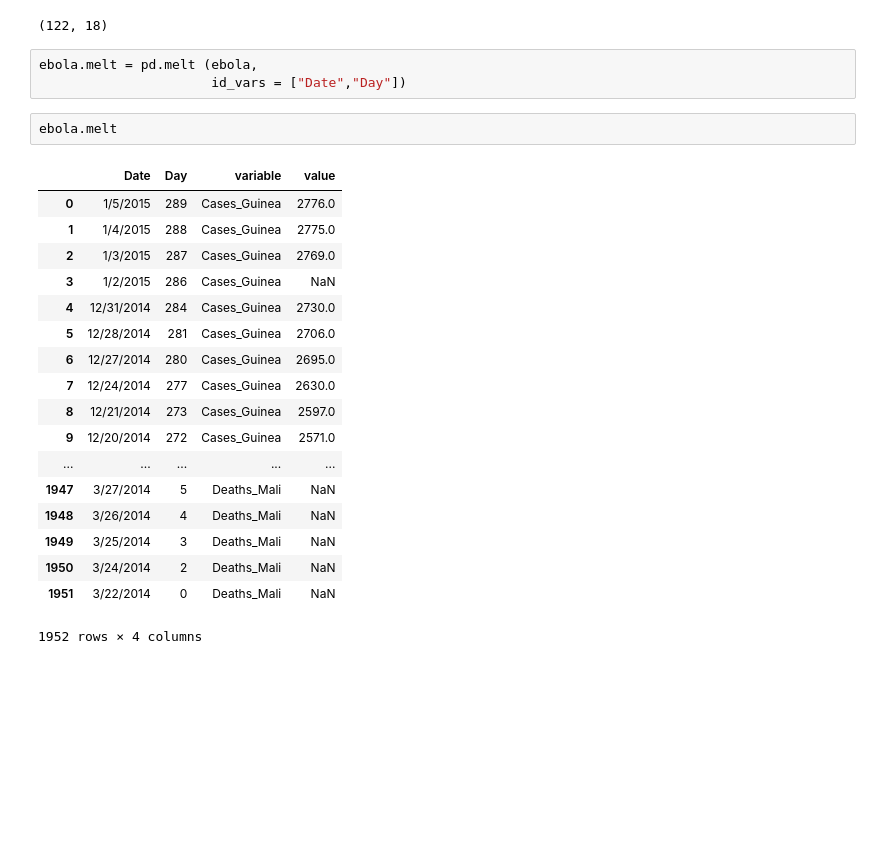
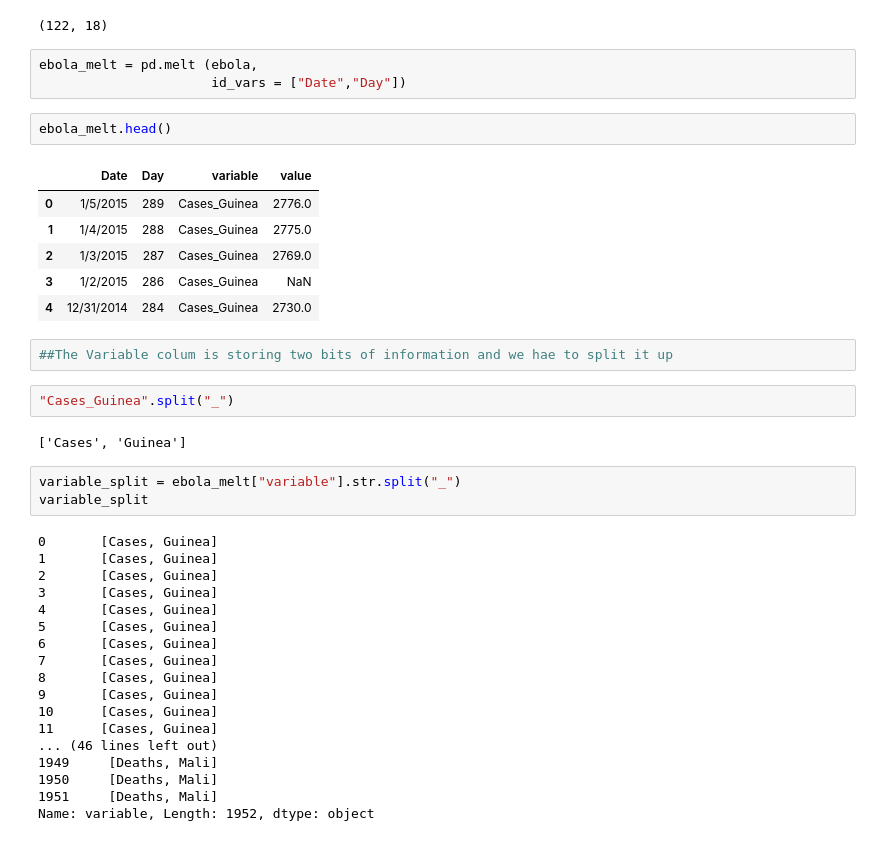
Before and after one commit to yusuf-uthman/data-wrangling-using-pandas, a Jupyter notebook: data_clean.ipynb, the cells around one changed output. Drawn from its saved outputs; the diff is of its cells as text; blank space fills up the shorter version.

```diff
--- a/data_clean.ipynb
+++ b/data_clean.ipynb
@@ -268,26 +279,41 @@ ebola.shape
 # %% [output]
 (122, 18)
 # %%
-ebola.melt = pd.melt (ebola,
+ebola_melt = pd.melt (ebola,
                       id_vars = ["Date","Day"])
-# %%
-ebola.melt
-# %% [output]
-|  | Date | Day | variable | value |
-| 0 | 1/5/2015 | 289 | Cases_Guinea | 2776.0 |
-| 1 | 1/4/2015 | 288 | Cases_Guinea | 2775.0 |
-| 2 | 1/3/2015 | 287 | Cases_Guinea | 2769.0 |
-| 3 | 1/2/2015 | 286 | Cases_Guinea | NaN |
-| 4 | 12/31/2014 | 284 | Cases_Guinea | 2730.0 |
-| 5 | 12/28/2014 | 281 | Cases_Guinea | 2706.0 |
-| 6 | 12/27/2014 | 280 | Cases_Guinea | 2695.0 |
-| 7 | 12/24/2014 | 277 | Cases_Guinea | 2630.0 |
-| 8 | 12/21/2014 | 273 | Cases_Guinea | 2597.0 |
-| 9 | 12/20/2014 | 272 | Cases_Guinea | 2571.0 |
-| ... | ... | ... | ... | ... |
-| 1947 | 3/27/2014 | 5 | Deaths_Mali | NaN |
-| 1948 | 3/26/2014 | 4 | Deaths_Mali | NaN |
-| 1949 | 3/25/2014 | 3 | Deaths_Mali | NaN |
-| 1950 | 3/24/2014 | 2 | Deaths_Mali | NaN |
-| 1951 | 3/22/2014 | 0 | Deaths_Mali | NaN |
-1952 rows × 4 columns
+# %%
+ebola_melt.head()
+# %% [output]
+|  | Date | Day | variable | value |
+| 0 | 1/5/2015 | 289 | Cases_Guinea | 2776.0 |
+| 1 | 1/4/2015 | 288 | Cases_Guinea | 2775.0 |
+| 2 | 1/3/2015 | 287 | Cases_Guinea | 2769.0 |
+| 3 | 1/2/2015 | 286 | Cases_Guinea | NaN |
+| 4 | 12/31/2014 | 284 | Cases_Guinea | 2730.0 |
+# %%
+##The Variable colum is storing two bits of information and we hae to split it up
+# %%
+"Cases_Guinea".split("_")
+# %% [output]
+['Cases', 'Guinea']
+# %%
+variable_split = ebola_melt["variable"].str.split("_")
+variable_split
+# %% [output]
+0       [Cases, Guinea]
+1       [Cases, Guinea]
+2       [Cases, Guinea]
+3       [Cases, Guinea]
+4       [Cases, Guinea]
+5       [Cases, Guinea]
+6       [Cases, Guinea]
+7       [Cases, Guinea]
+8       [Cases, Guinea]
+9       [Cases, Guinea]
+10      [Cases, Guinea]
+11      [Cases, Guinea]
+... (46 lines left out)
+1949     [Deaths, Mali]
+1950     [Deaths, Mali]
+1951     [Deaths, Mali]
+Name: variable, Length: 1952, dtype: object
```
Also changed, not shown: parts of 9 cells of this notebook.
